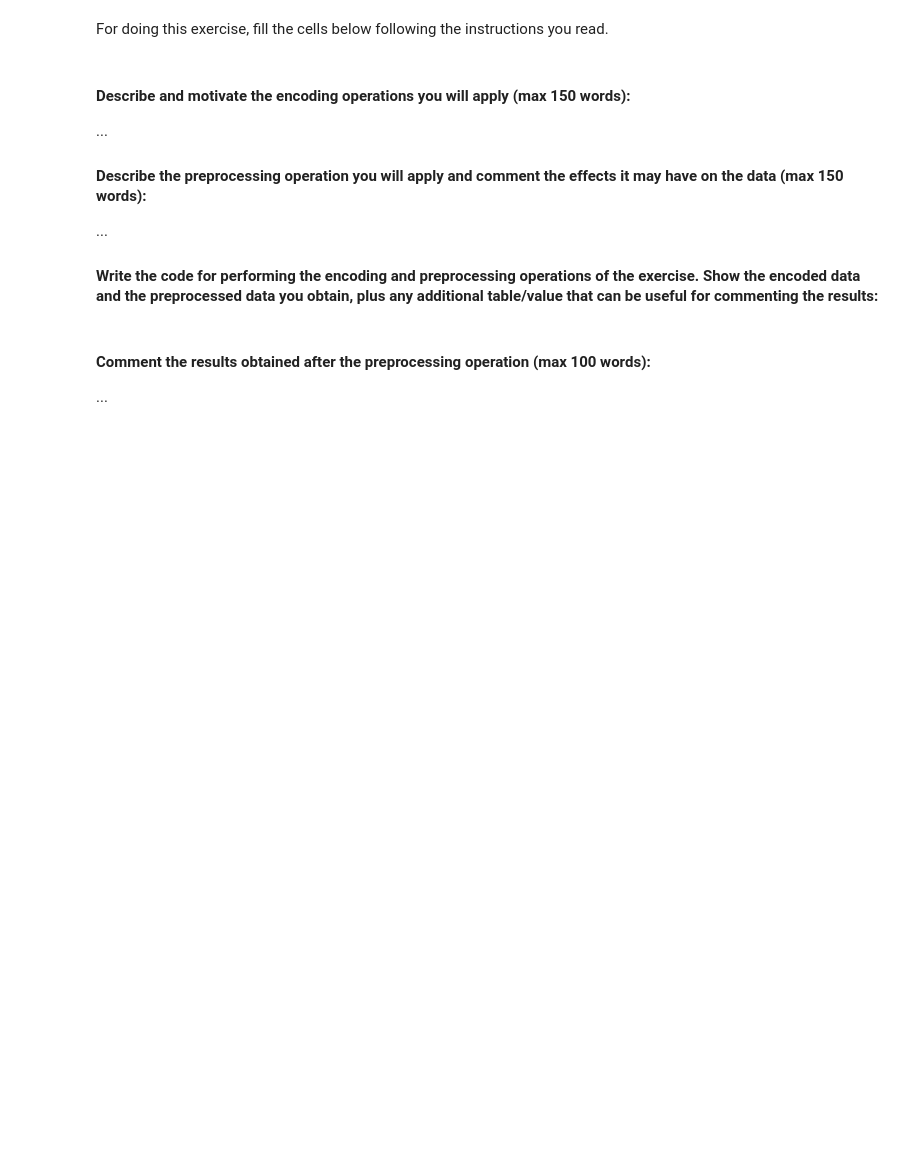
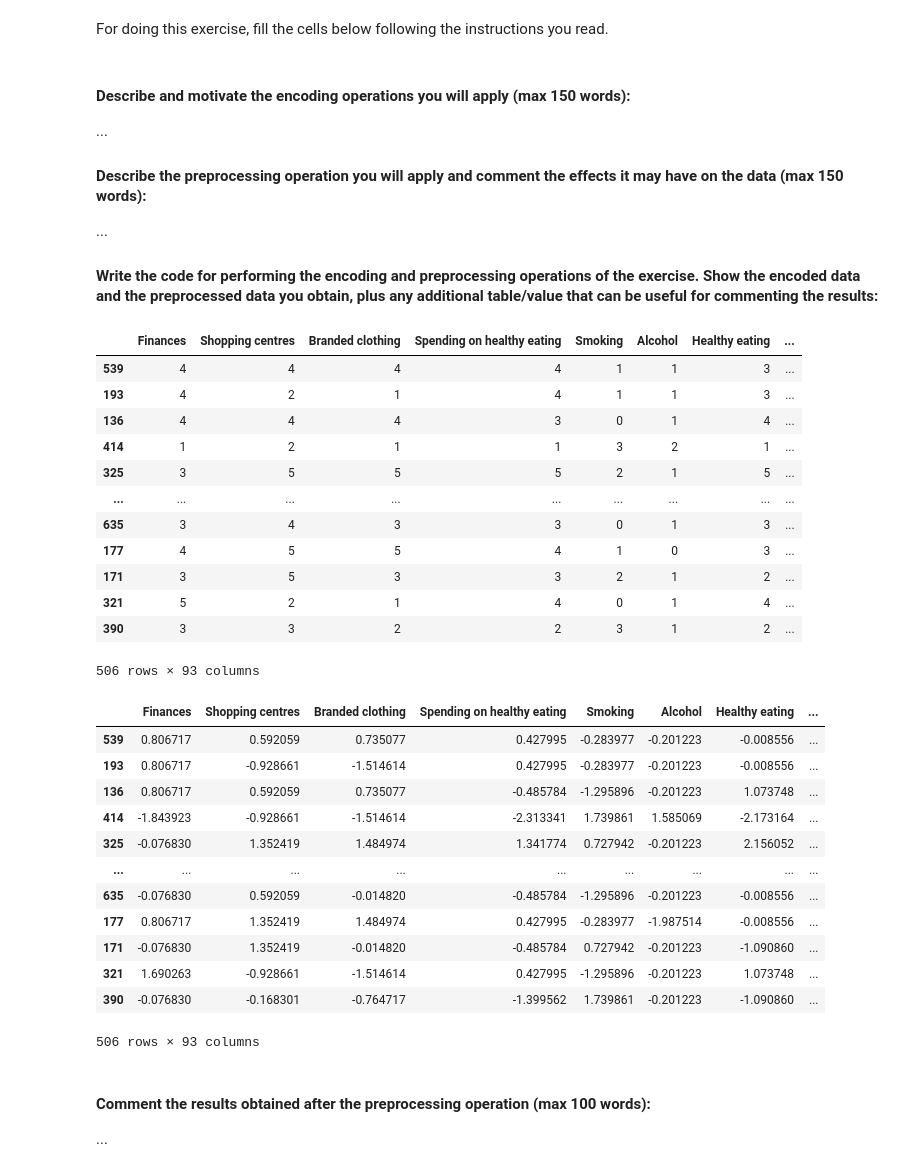
Before and after one commit to maurilanzo/Computational-Linear-Algebra, a Jupyter notebook: HW 2 - PCA/Trial.ipynb, the cells around one changed output. Cells and saved outputs as stored; diff of their text form; code cells hidden in the pictures; blank space fills up the shorter version.

```diff
--- a/HW 2 - PCA/Trial.ipynb
+++ b/HW 2 - PCA/Trial.ipynb
@@ -243,7 +246,64 @@ For doing this exercise, fill the cells below following the instructions you rea
 
 #### Write the code for performing the encoding and preprocessing operations of the exercise. Show the encoded data and the preprocessed data you obtain, plus any additional table/value that can be useful for commenting the results:
 # %%
-# [write the code here]
+
+# Columns to encode
+cat_cols = [
+    "Smoking", "Alcohol", "Punctuality", "Lying", "Internet usage"
+]
+
+# Define category order for each column (must match cat_cols)
+#Without specifying categories=, sklearn will sort alphabetically → WRONG ORDER
+categories = [
+    ["never smoked", "tried smoking", "former smoker", "current smoker"],           # Smoking
+    ["never", "social drinker", "drink a lot"],                                     # Alcohol
+    ["early", "on time", "late"],                                                   # Punctuality
+    ["never", "only to avoid hurting someone", "sometimes", "everytime it suits me"], # Lying
+    ["no time at all", "less than an hour a day", "few hours a day", "most of the day"] # Internet usage
+]
+
+encoder = OrdinalEncoder(categories=categories)
+
+responses_ft_enc = responses_ft.copy()
+responses_ft_enc[cat_cols] = encoder.fit_transform(responses_ft_enc[cat_cols]).astype(int)
+display(responses_ft_enc)
+
+
+responses_scaled = StandardScaler().fit_transform(responses_ft_enc)
+responses_ft_pp = pd.DataFrame(
+    responses_scaled,
+    columns=responses_ft_enc.columns,
+    index=responses_ft_enc.index
+)
+
+display(responses_ft_pp)
+# %% [output]
+|  | Finances | Shopping centres | Branded clothing | Spending on healthy eating | Smoking | Alcohol | Healthy eating | ... |
+| 539 | 4 | 4 | 4 | 4 | 1 | 1 | 3 | ... |
+| 193 | 4 | 2 | 1 | 4 | 1 | 1 | 3 | ... |
+| 136 | 4 | 4 | 4 | 3 | 0 | 1 | 4 | ... |
+| 414 | 1 | 2 | 1 | 1 | 3 | 2 | 1 | ... |
+| 325 | 3 | 5 | 5 | 5 | 2 | 1 | 5 | ... |
+| ... | ... | ... | ... | ... | ... | ... | ... | ... |
+| 635 | 3 | 4 | 3 | 3 | 0 | 1 | 3 | ... |
+| 177 | 4 | 5 | 5 | 4 | 1 | 0 | 3 | ... |
+| 171 | 3 | 5 | 3 | 3 | 2 | 1 | 2 | ... |
+| 321 | 5 | 2 | 1 | 4 | 0 | 1 | 4 | ... |
+| 390 | 3 | 3 | 2 | 2 | 3 | 1 | 2 | ... |
+506 rows × 93 columns
+|  | Finances | Shopping centres | Branded clothing | Spending on healthy eating | Smoking | Alcohol | Healthy eating | ... |
+| 539 | 0.806717 | 0.592059 | 0.735077 | 0.427995 | -0.283977 | -0.201223 | -0.008556 | ... |
+| 193 | 0.806717 | -0.928661 | -1.514614 | 0.427995 | -0.283977 | -0.201223 | -0.008556 | ... |
+| 136 | 0.806717 | 0.592059 | 0.735077 | -0.485784 | -1.295896 | -0.201223 | 1.073748 | ... |
+| 414 | -1.843923 | -0.928661 | -1.514614 | -2.313341 | 1.739861 | 1.585069 | -2.173164 | ... |
+| 325 | -0.076830 | 1.352419 | 1.484974 | 1.341774 | 0.727942 | -0.201223 | 2.156052 | ... |
+| ... | ... | ... | ... | ... | ... | ... | ... | ... |
+| 635 | -0.076830 | 0.592059 | -0.014820 | -0.485784 | -1.295896 | -0.201223 | -0.008556 | ... |
+| 177 | 0.806717 | 1.352419 | 1.484974 | 0.427995 | -0.283977 | -1.987514 | -0.008556 | ... |
+| 171 | -0.076830 | 1.352419 | -0.014820 | -0.485784 | 0.727942 | -0.201223 | -1.090860 | ... |
+| 321 | 1.690263 | -0.928661 | -1.514614 | 0.427995 | -1.295896 | -0.201223 | 1.073748 | ... |
+| 390 | -0.076830 | -0.168301 | -0.764717 | -1.399562 | 1.739861 | -0.201223 | -1.090860 | ... |
+506 rows × 93 columns
 # %% [markdown]
 #### Comment the results obtained after the preprocessing operation (max 100 words):
 ...
```
Also changed, not shown: parts of 4 cells of this notebook.
